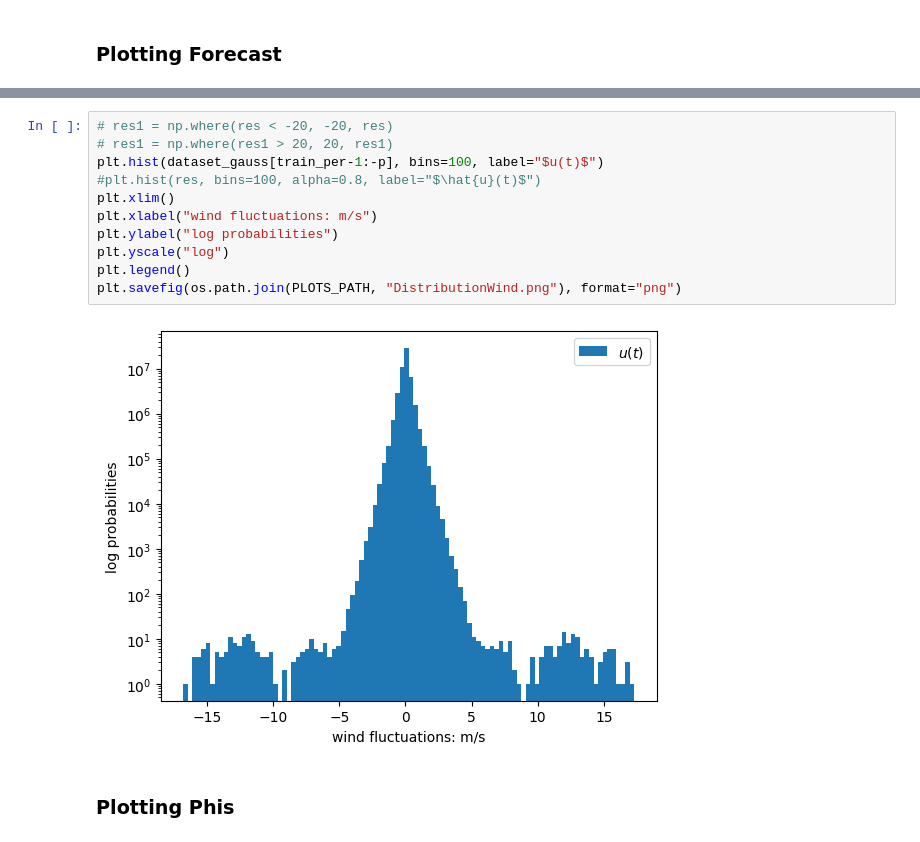
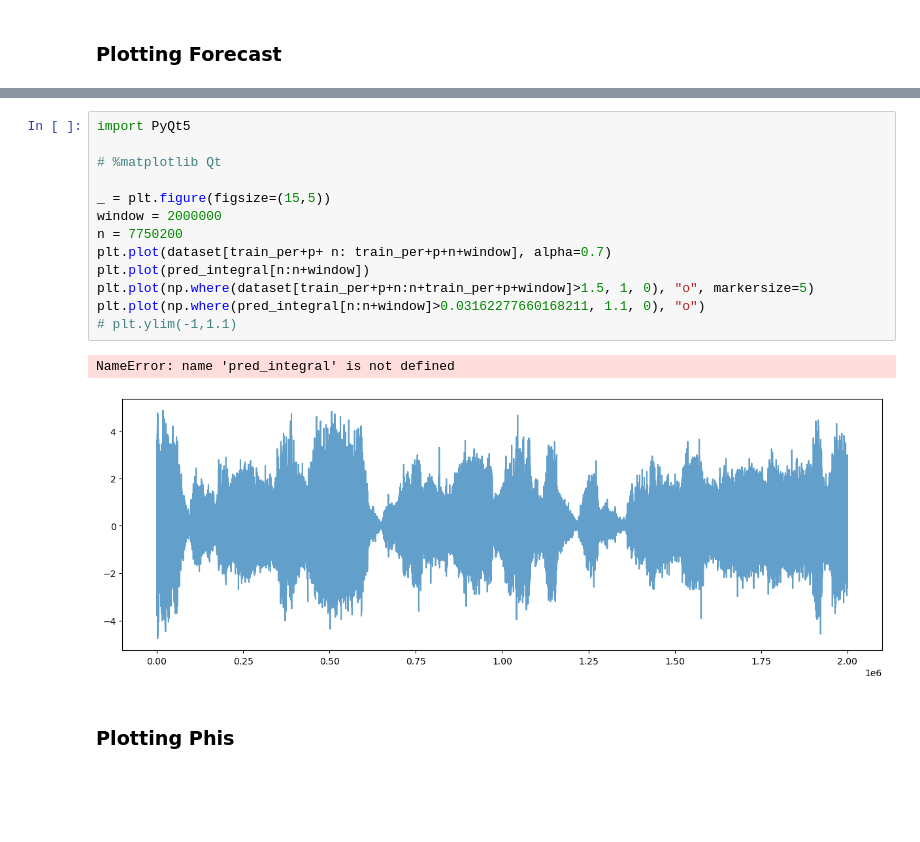
Before and after one commit to Moorboor/WindGust, a Jupyter notebook: AutoRegression2.ipynb, the cells around one changed output, grey strips where cells are left out. Saved outputs shown, nothing was run; the diff lists cells and outputs as text; blank space fills up the shorter version.

```diff
--- a/AutoRegression2.ipynb
+++ b/AutoRegression2.ipynb
@@ -555,15 +567,18 @@ Text(0.5, 1.0, 'Model phis')
-# %%
-# res1 = np.where(res < -20, -20, res)
-# res1 = np.where(res1 > 20, 20, res1)
-plt.hist(dataset_gauss[train_per-1:-p], bins=100, label="$u(t)$")
-#plt.hist(res, bins=100, alpha=0.8, label="$\hat{u}(t)$")
-plt.xlim()
-plt.xlabel("wind fluctuations: m/s")
-plt.ylabel("log probabilities")
-plt.yscale("log")
-plt.legend()
-plt.savefig(os.path.join(PLOTS_PATH, "DistributionWind.png"), format="png")
-# %% [output]
-[figure, removed]
+# %%
+import PyQt5
+
+# %matplotlib Qt
+
+_ = plt.figure(figsize=(15,5))
+window = 2000000
+n = 7750200
+plt.plot(dataset[train_per+p+ n: train_per+p+n+window], alpha=0.7)
+plt.plot(pred_integral[n:n+window])
+plt.plot(np.where(dataset[train_per+p+n:n+train_per+p+window]>1.5, 1, 0), "o", markersize=5)
+plt.plot(np.where(pred_integral[n:n+window]>0.03162277660168211, 1.1, 0), "o")
+# plt.ylim(-1,1.1)
+# %% [output]
+NameError: name 'pred_integral' is not defined
+[figure, added]
 # %% [markdown]
 ### Plotting Phis
```
Also changed, not shown: parts of 33 cells of this notebook, 3 other files.
